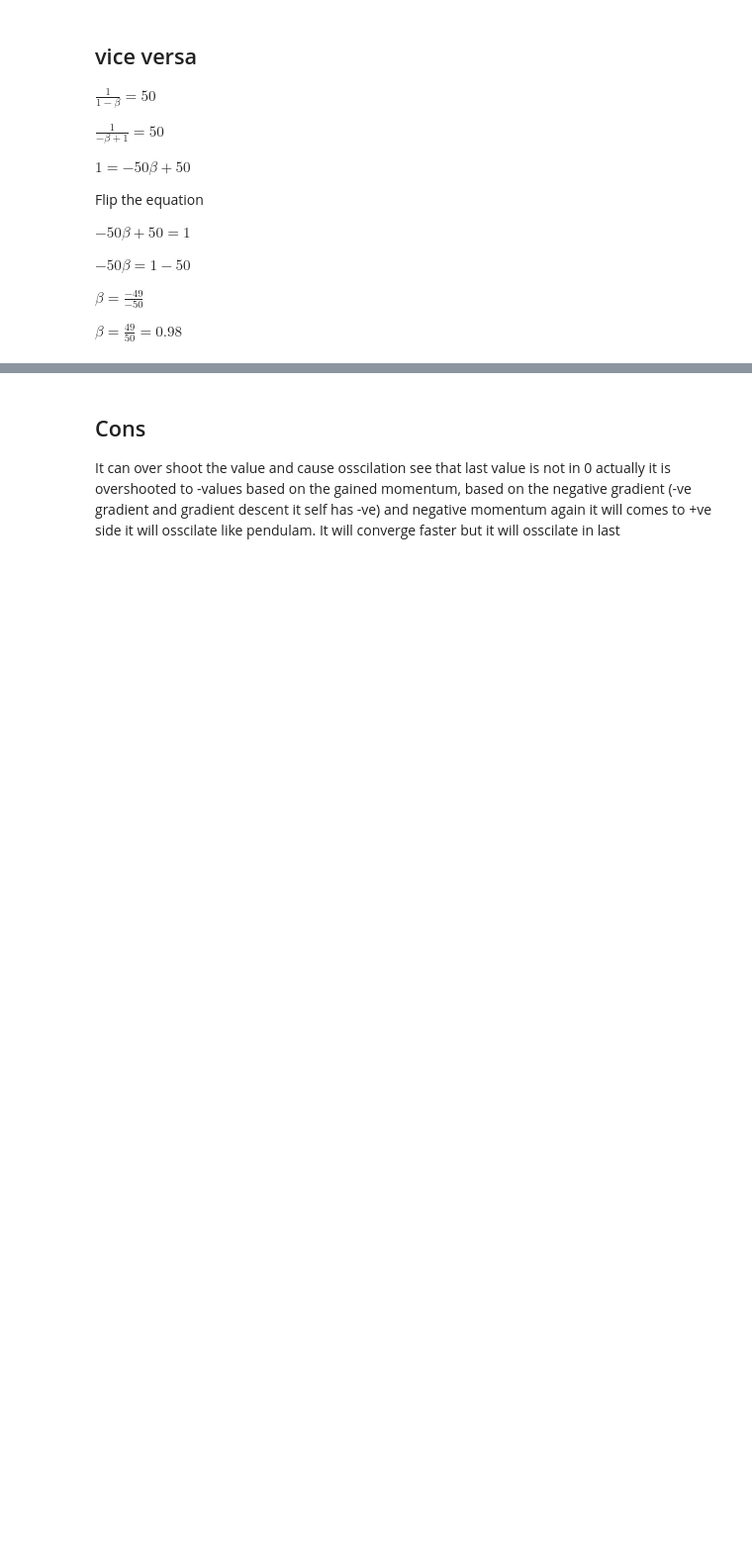
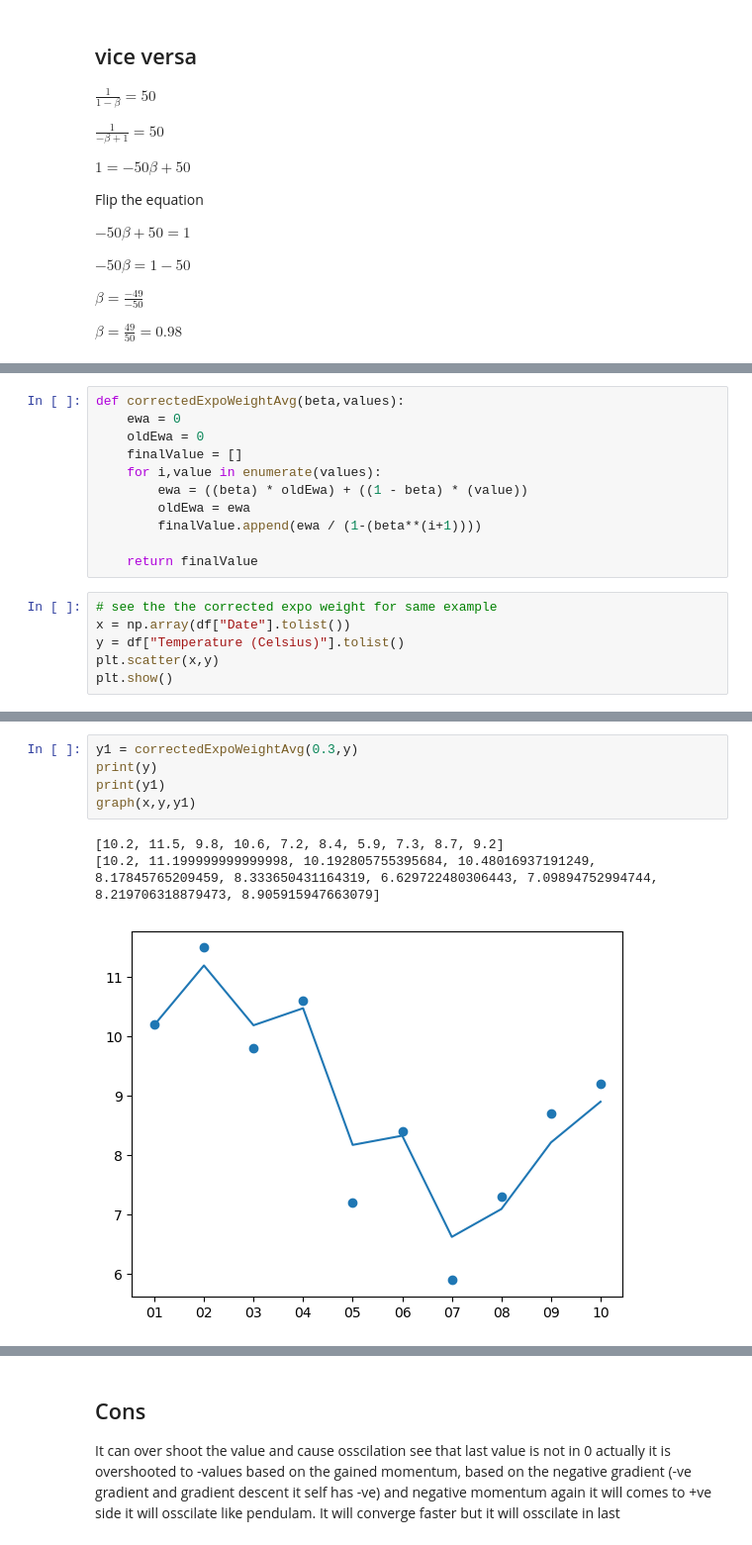
Before and after one commit to Jithendiran/mlTask, a Jupyter notebook: docs/gradient/Momentum.ipynb, the cells around one changed output, grey strips where cells are left out. Shown: that part at 99% size. Cells and saved outputs as stored; diff of their text form; blank space fills up the shorter version.

Commit message:
corrected ewa

```diff
--- a/docs/gradient/Momentum.ipynb
+++ b/docs/gradient/Momentum.ipynb
@@ -325,0 +336,17 @@ $\beta = \frac{49}{50} = 0.98$
+# %%
+def correctedExpoWeightAvg(beta,values):
+    ewa = 0
+    oldEwa = 0
+    finalValue = []
+    for i,value in enumerate(values):
+        ewa = ((beta) * oldEwa) + ((1 - beta) * (value))
+        oldEwa = ewa
+        finalValue.append(ewa / (1-(beta**(i+1))))
+
+    return finalValue
+# %%
+# see the the corrected expo weight for same example
+x = np.array(df["Date"].tolist())
+y = df["Temperature (Celsius)"].tolist()
+plt.scatter(x,y)
+plt.show()
@@ -325,0 +355,9 @@ $\beta = \frac{49}{50} = 0.98$
+# %%
+y1 = correctedExpoWeightAvg(0.3,y)
+print(y)
+print(y1)
+graph(x,y,y1)
+# %% [output]
+[10.2, 11.5, 9.8, 10.6, 7.2, 8.4, 5.9, 7.3, 8.7, 9.2]
+[10.2, 11.199999999999998, 10.192805755395684, 10.48016937191249, 8.17845765209459, 8.333650431164319, 6.629722480306443, 7.09894752994744, 8.219706318879473, 8.905915947663079]
+[figure, added]
```
Also changed, not shown: parts of 19 cells of this notebook.
